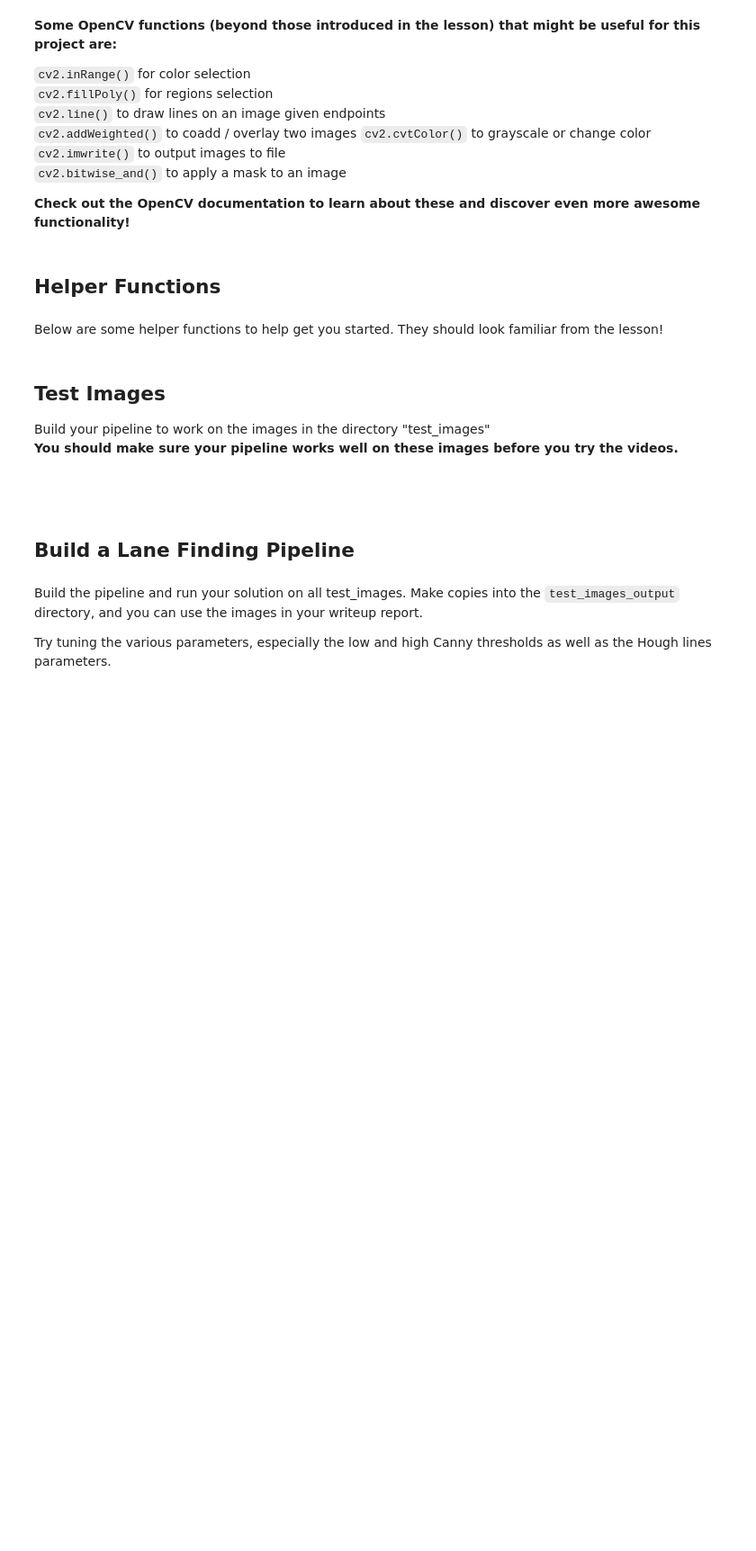
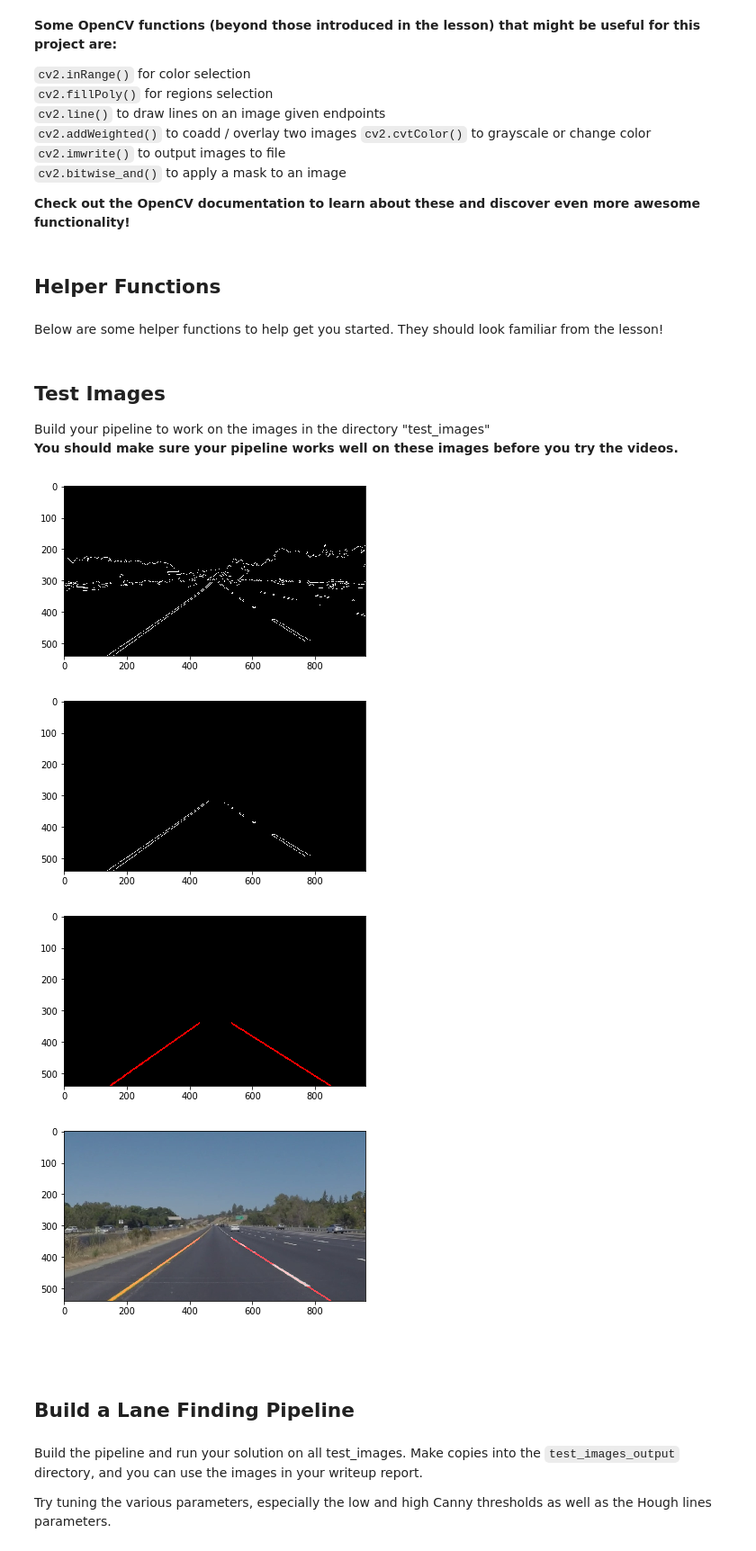
Before and after one commit to shening/CarND-LaneLines-P1, a Jupyter notebook: P1.ipynb, the cells around one changed output. Shown: that part at 90% size. Cells and saved outputs as stored; diff of their text form; code cells hidden in the pictures; blank space fills up the shorter version.

Commit message:
Started writing report and added images for report

```diff
--- a/P1.ipynb
+++ b/P1.ipynb
@@ -338,41 +338,48 @@ for img_name in allimages:
 
     # Define our parameters for Canny and apply
     low_threshold = 50
     high_threshold = 150
     edges = canny(gray, low_threshold, high_threshold)
-    #plt.figure()
-    #plt.imshow(edges, cmap='gray')
+    plt.figure()
+    plt.imshow(edges, cmap='gray')
 
     #Create mask
     imshape = image.shape
     #vertices = np.array([[(80,imshape[0]),(470, 315), (492, 315), (900,imshape[0])]], dtype=np.int32)
     vertices = np.array([[(0.51*imshape[1],imshape[0]*0.58),(0.49*imshape[1],imshape[0]*.58), (0, imshape[0]), (imshape[1], imshape[0])]], dtype=np.int32)
     edgesMasked = region_of_interest(edges, vertices)
-    #plt.figure()
-    #plt.imshow(edgesMasked, cmap='gray')
+    plt.figure()
+    plt.imshow(edgesMasked, cmap='gray')
 
     #Hugh transform
     rho = 1 # distance resolution in pixels of the Hough grid
     theta = np.pi/180 # angular resolution in radians of the Hough grid
     threshold = 35     # minimum number of votes (intersections in Hough grid cell)
     min_line_len = 5 #minimum number of pixels making up a line
     max_line_gap = 2    # maximum gap in pixels between connectable line segments
     lines = hough_lines(edgesMasked, rho, theta, threshold, min_line_len, max_line_gap)
-    #plt.figure()
-    #plt.imshow(lines, cmap='gray')
+    plt.figure()
+    plt.imshow(lines, cmap='gray')
 
 
     #test
 
 
     #Draw lines on image
     weightedImage = weighted_img(lines,image, α=0.8, β=1., γ=0.)
-    #plt.figure()
-    #plt.imshow(weightedImage, cmap='gray')
+    plt.figure()
+    plt.imshow(weightedImage, cmap='gray')
 
     r,g,b = cv2.split (weightedImage)
     result = cv2.merge((b,g,r))
     cv2.imwrite("test_image_outputs/" + img_name, result)
+
+    break
+# %% [output]
+[figure, added]
+[figure, added]
+[figure, added]
+[figure, added]
 # %% [markdown]
 ##
 # %% [markdown]
```
Also changed, not shown: 10 other files.
